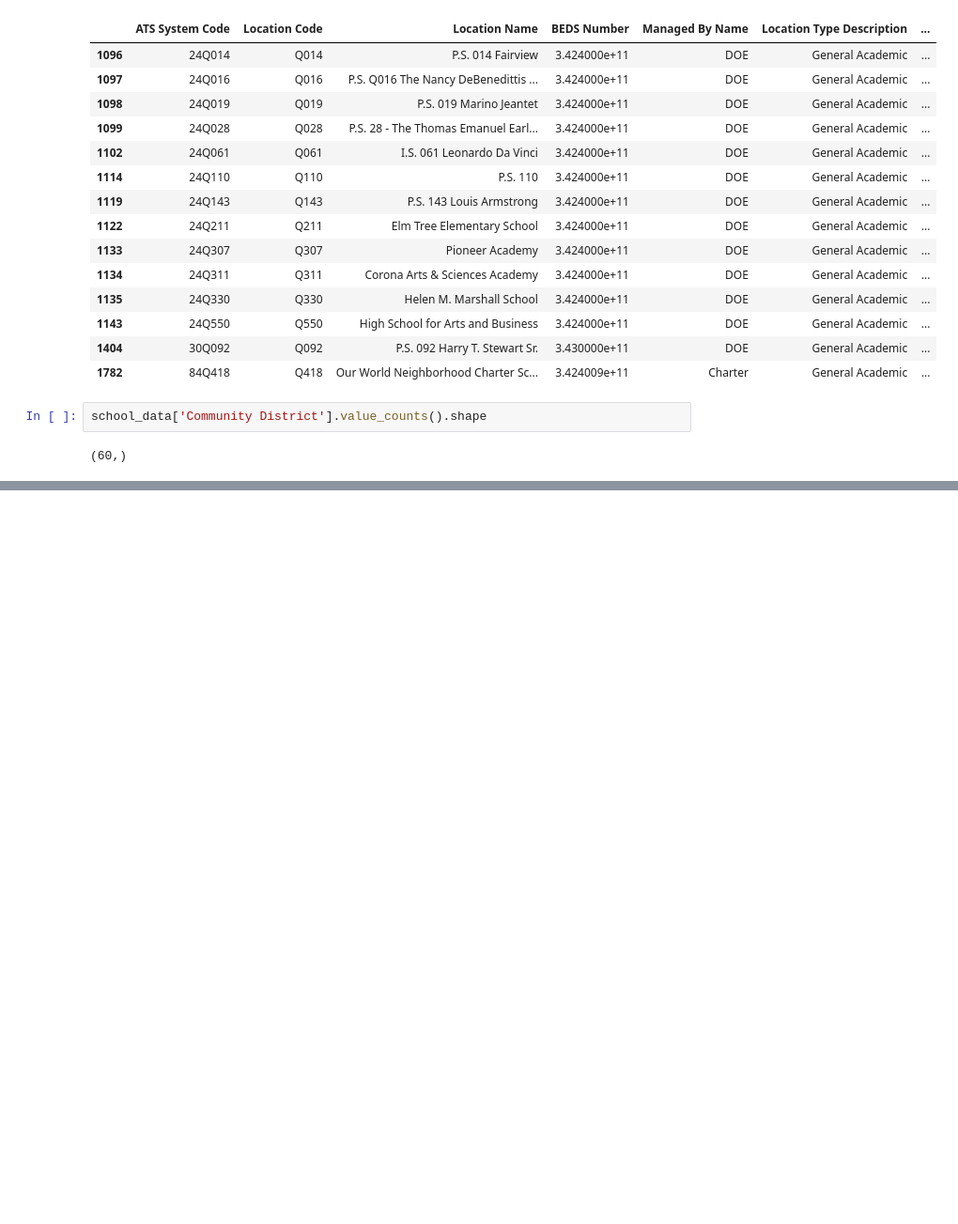
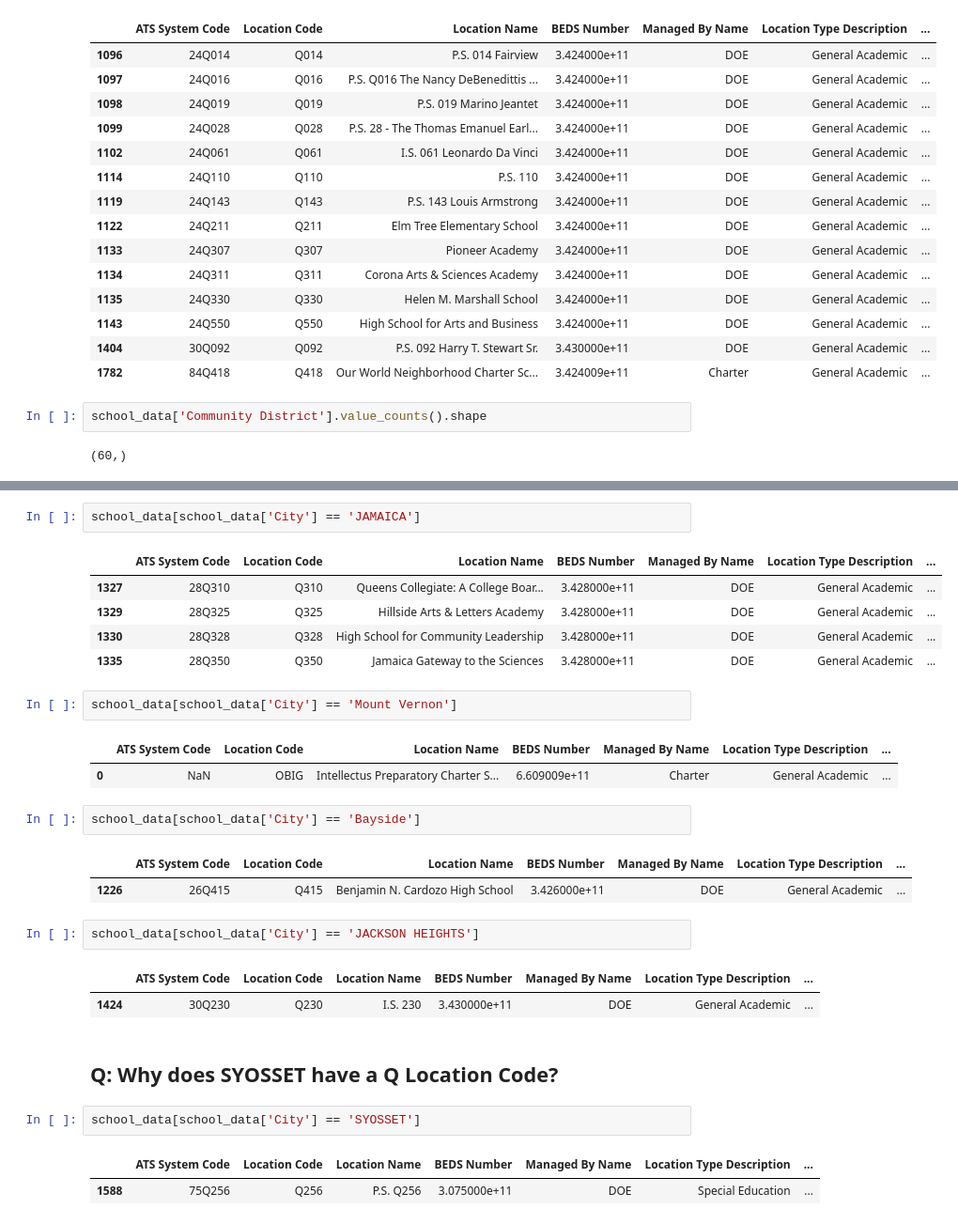
Before and after one commit to tali0n-git/NYC_Public_Schools_Analysis, a Jupyter notebook: SchoolLocationData_EDA.ipynb, the cells around one changed output, grey strips where cells are left out. Shown at 94% size. Saved outputs shown, nothing was run; the diff lists cells and outputs as text; blank space fills up the shorter version.

```diff
--- a/SchoolLocationData_EDA.ipynb
+++ b/SchoolLocationData_EDA.ipynb
@@ -192,0 +226,30 @@ school_data['Community District'].value_counts().shape
+# %%
+school_data[school_data['City'] == 'JAMAICA']
+# %% [output]
+|  | ATS System Code | Location Code | Location Name | BEDS Number | Managed By Name | Location Type Description | ... |
+| 1327 | 28Q310 | Q310 | Queens Collegiate: A College Boar... | 3.428000e+11 | DOE | General Academic | ... |
+| 1329 | 28Q325 | Q325 | Hillside Arts & Letters Academy | 3.428000e+11 | DOE | General Academic | ... |
+| 1330 | 28Q328 | Q328 | High School for Community Leadership | 3.428000e+11 | DOE | General Academic | ... |
+| 1335 | 28Q350 | Q350 | Jamaica Gateway to the Sciences | 3.428000e+11 | DOE | General Academic | ... |
+# %%
+school_data[school_data['City'] == 'Mount Vernon']
+# %% [output]
+|  | ATS System Code | Location Code | Location Name | BEDS Number | Managed By Name | Location Type Description | ... |
+| 0 | NaN | OBIG | Intellectus Preparatory Charter S... | 6.609009e+11 | Charter | General Academic | ... |
+# %%
+school_data[school_data['City'] == 'Bayside']
+# %% [output]
+|  | ATS System Code | Location Code | Location Name | BEDS Number | Managed By Name | Location Type Description | ... |
+| 1226 | 26Q415 | Q415 | Benjamin N. Cardozo High School | 3.426000e+11 | DOE | General Academic | ... |
+# %%
+school_data[school_data['City'] == 'JACKSON HEIGHTS']
+# %% [output]
+|  | ATS System Code | Location Code | Location Name | BEDS Number | Managed By Name | Location Type Description | ... |
+| 1424 | 30Q230 | Q230 | I.S. 230 | 3.430000e+11 | DOE | General Academic | ... |
+# %% [markdown]
+## Q: Why does SYOSSET have a Q Location Code?
+# %%
+school_data[school_data['City'] == 'SYOSSET']
+# %% [output]
+|  | ATS System Code | Location Code | Location Name | BEDS Number | Managed By Name | Location Type Description | ... |
+| 1588 | 75Q256 | Q256 | P.S. Q256 | 3.075000e+11 | DOE | Special Education | ... |
```
Also changed, not shown: parts of 19 cells of this notebook.
